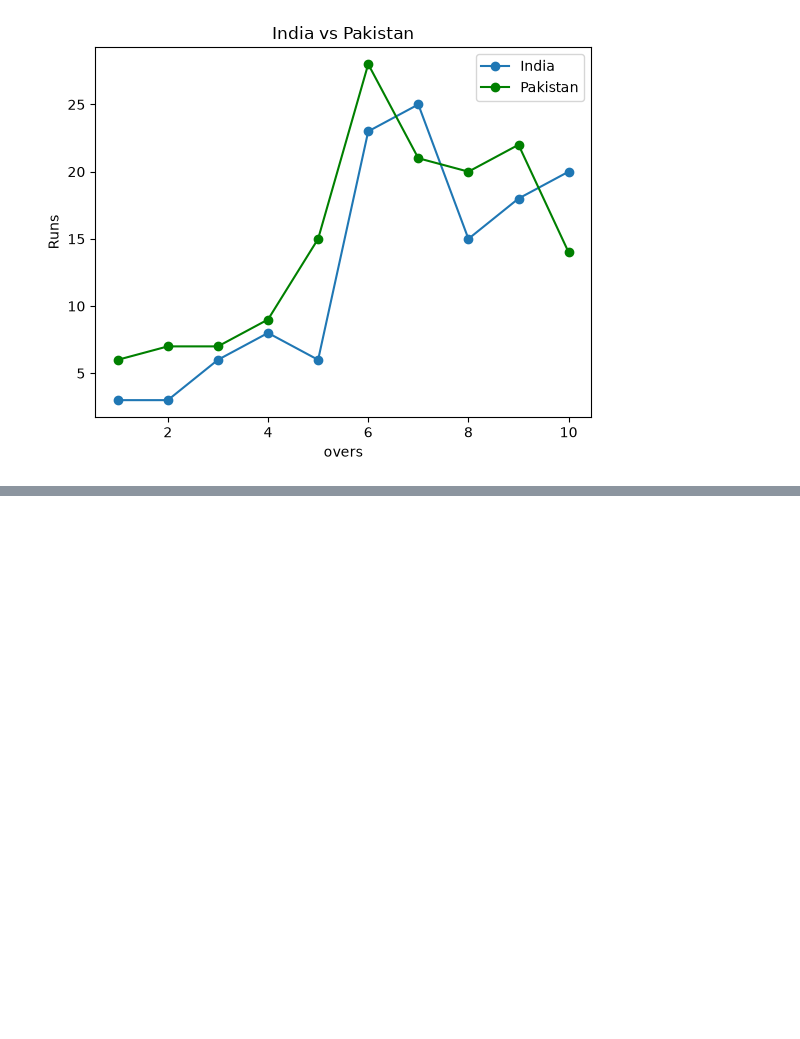
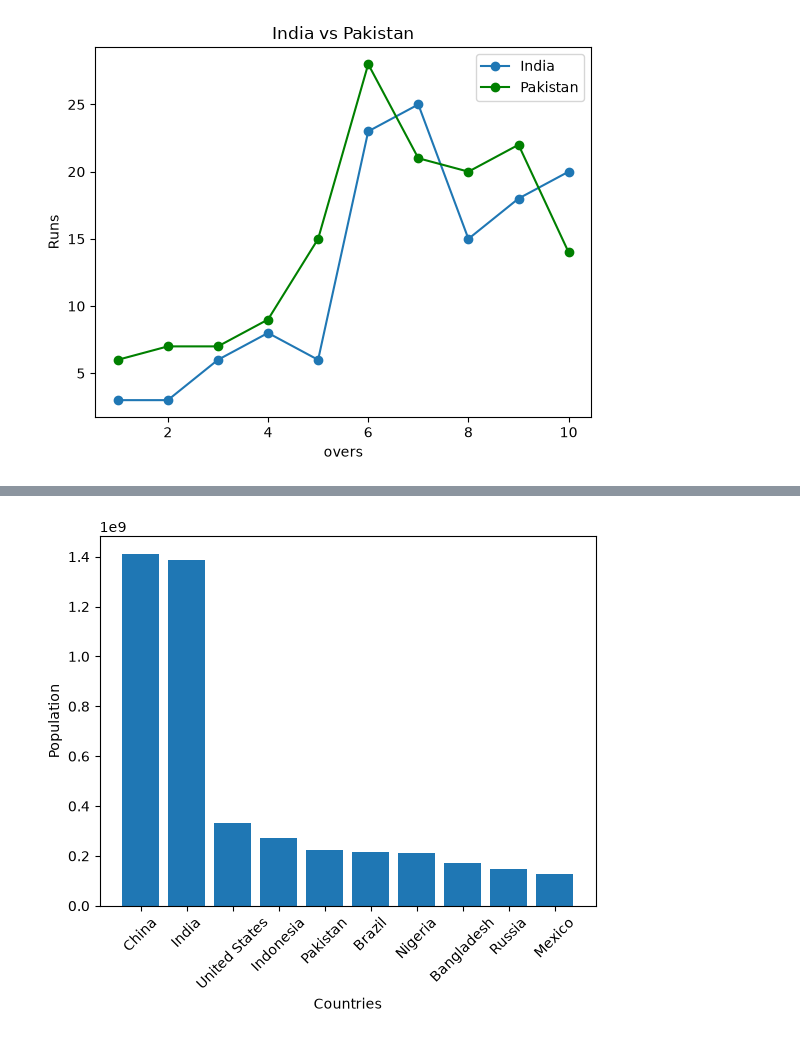
Before and after one commit to faheembashir/Analytics, a Jupyter notebook: Matplotlib/index.ipynb, the cells around one changed output, grey strips where cells are left out. Drawn from its saved outputs; the diff is of its cells as text; code cells hidden in the pictures; blank space fills up the shorter version.

```diff
--- a/Matplotlib/index.ipynb
+++ b/Matplotlib/index.ipynb
@@ -61,3 +62,7 @@ plt.legend()
 plt.show()
 # %% [output]
 [figure]
+# %%
+dpop=pd.read_csv(r"C:\Users\fahee_vqub1vh\OneDrive\Desktop\World population\World Population.csv")
+# %%
+newdata=dpop.head(10)
@@ -63,0 +83,8 @@ plt.show()
+# %%
+plt.bar(newdata["Country"],newdata["Population"])
+plt.xlabel("Countries")
+plt.ylabel("Population")
+plt.xticks(rotation=45)
+plt.show()
+# %% [output]
+[figure, added]
```
Also changed, not shown: parts of 23 cells of this notebook.
